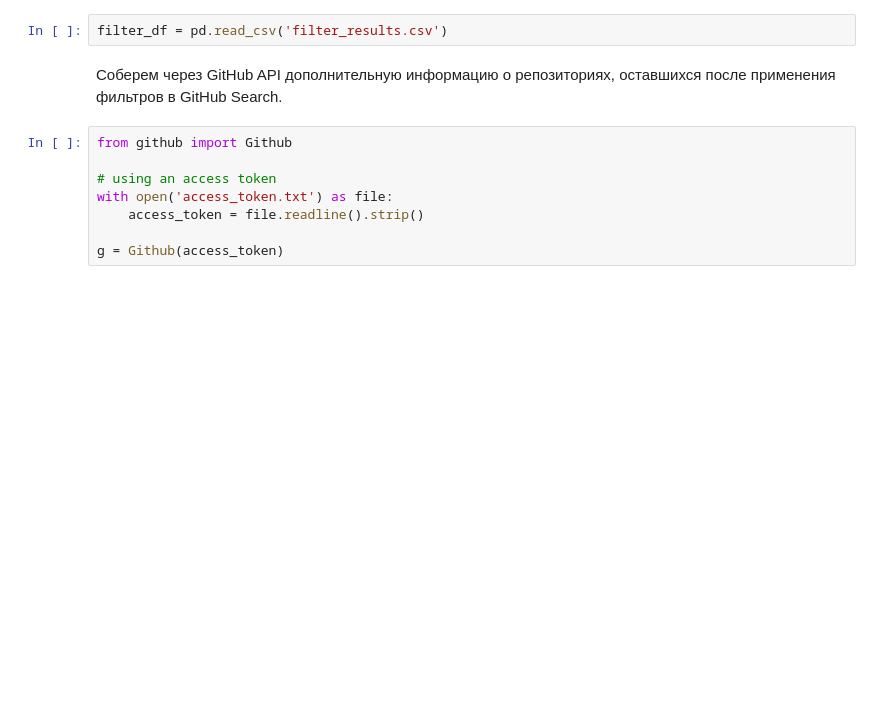
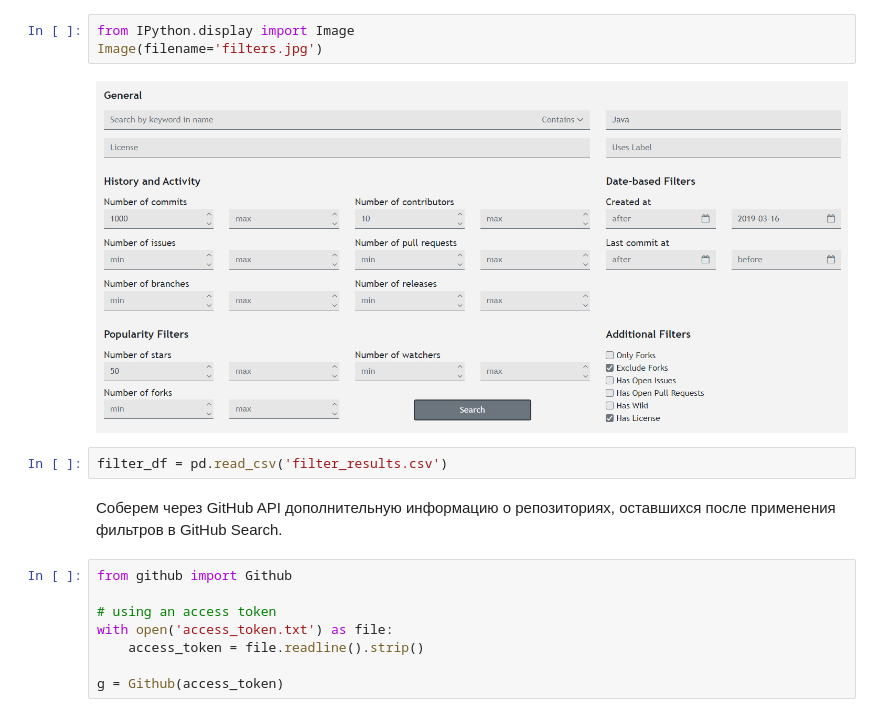
Before and after one commit to saridormi/commit_chronicle, a Jupyter notebook: choosing_repos.ipynb, the cells around one changed output. Cells and saved outputs as stored; diff of their text form; blank space fills up the shorter version.

Commit message:
Fix image in .ipynb

```diff
--- a/choosing_repos.ipynb
+++ b/choosing_repos.ipynb
@@ -25,3 +23,8 @@ os.chdir('D:\github_data')
+# %%
+from IPython.display import Image
+Image(filename='filters.jpg')
+# %% [output]
+[figure, added]
 # %%
 filter_df = pd.read_csv('filter_results.csv')
 # %% [markdown]
```
Also changed, not shown: parts of 4 cells of this notebook.
